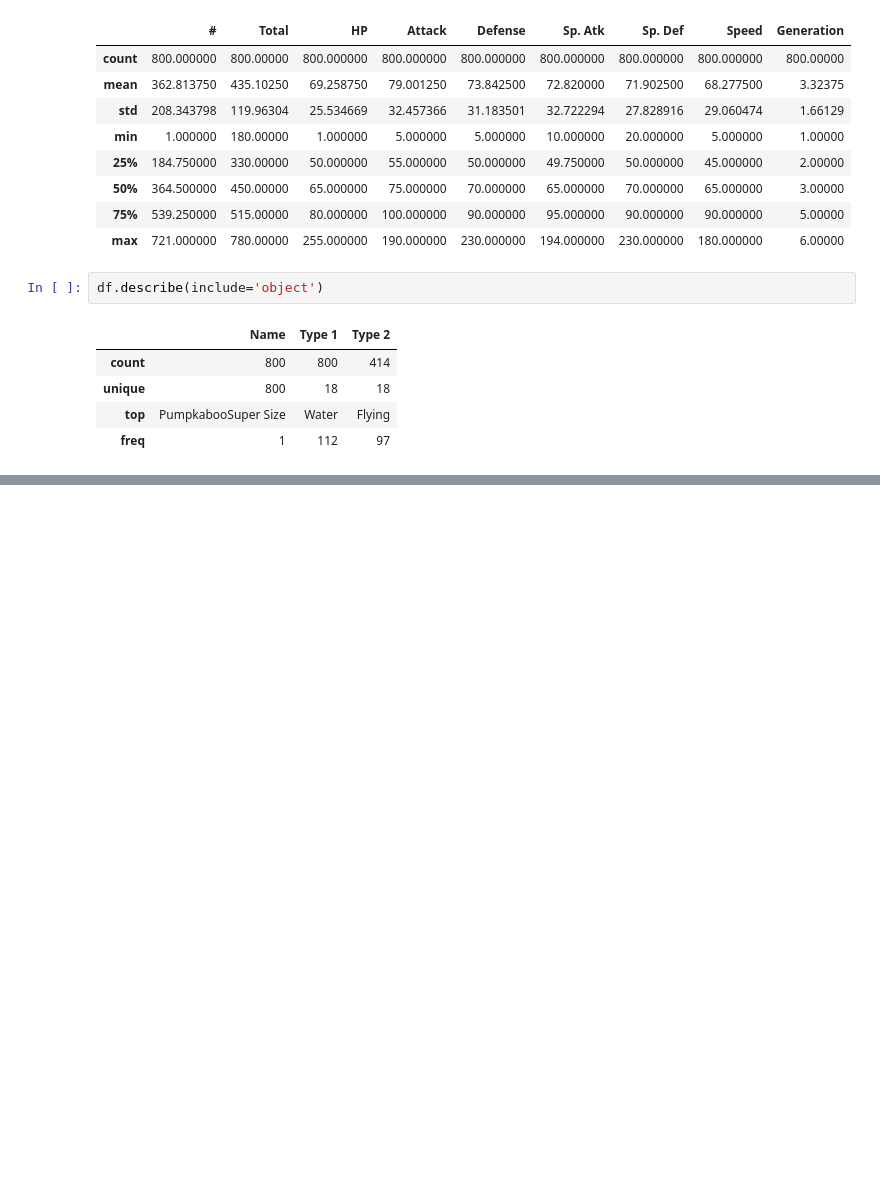
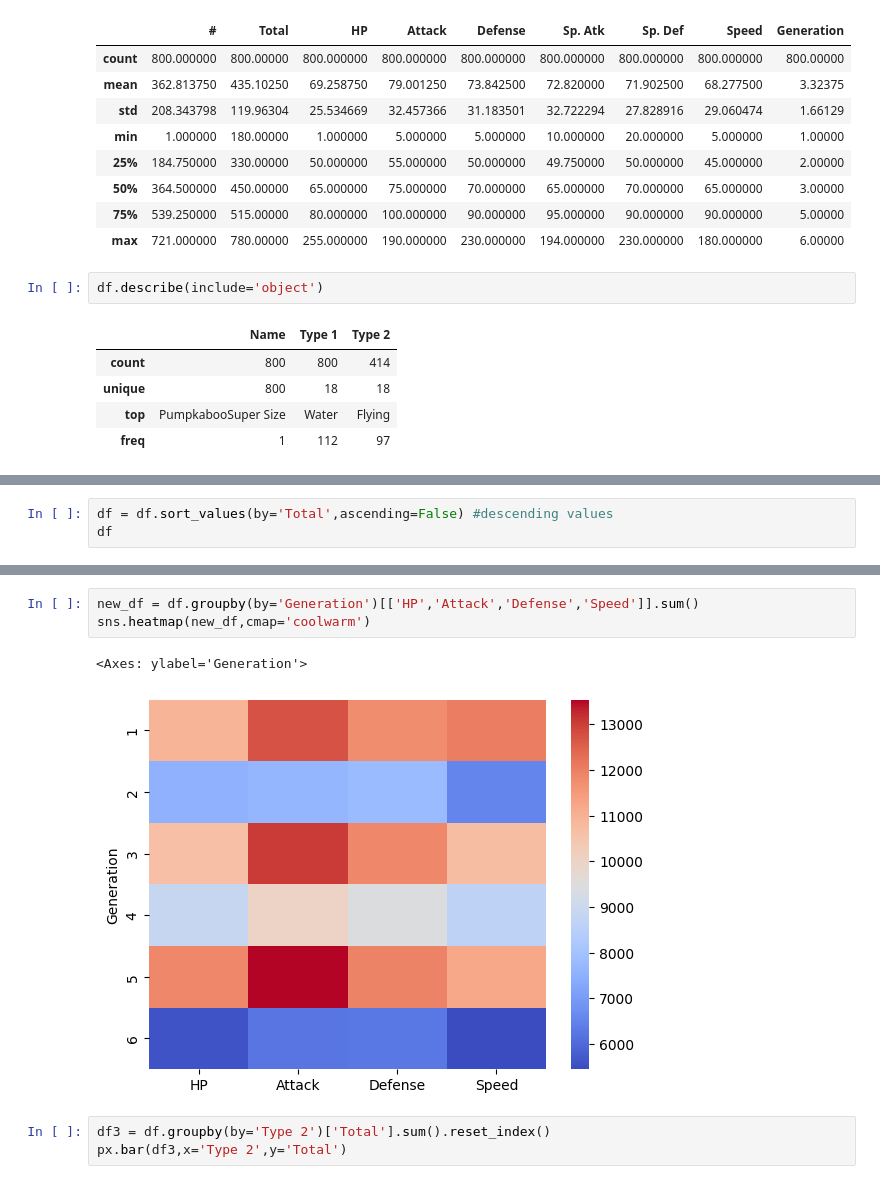
Before and after one commit to Omimishra/Python-Data-science, a Jupyter notebook: pokemon.ipynb, the cells around one changed output, grey strips where cells are left out. Cells and saved outputs as stored; diff of their text form; blank space fills up the shorter version.

```diff
--- a/pokemon.ipynb
+++ b/pokemon.ipynb
@@ -90,0 +91,3 @@ ConversionError: Failed to convert value(s) to axis units: masked_array(data=[--
+# %%
+df = df.sort_values(by='Total',ascending=False) #descending values
+df
@@ -90,0 +139,9 @@ ConversionError: Failed to convert value(s) to axis units: masked_array(data=[--
+# %%
+new_df = df.groupby(by='Generation')[['HP','Attack','Defense','Speed']].sum()
+sns.heatmap(new_df,cmap='coolwarm')
+# %% [output]
+<Axes: ylabel='Generation'>
+[figure, added]
+# %%
+df3 = df.groupby(by='Type 2')['Total'].sum().reset_index()
+px.bar(df3,x='Type 2',y='Total')
```
Also changed, not shown: parts of 19 cells of this notebook, 1 other file.
